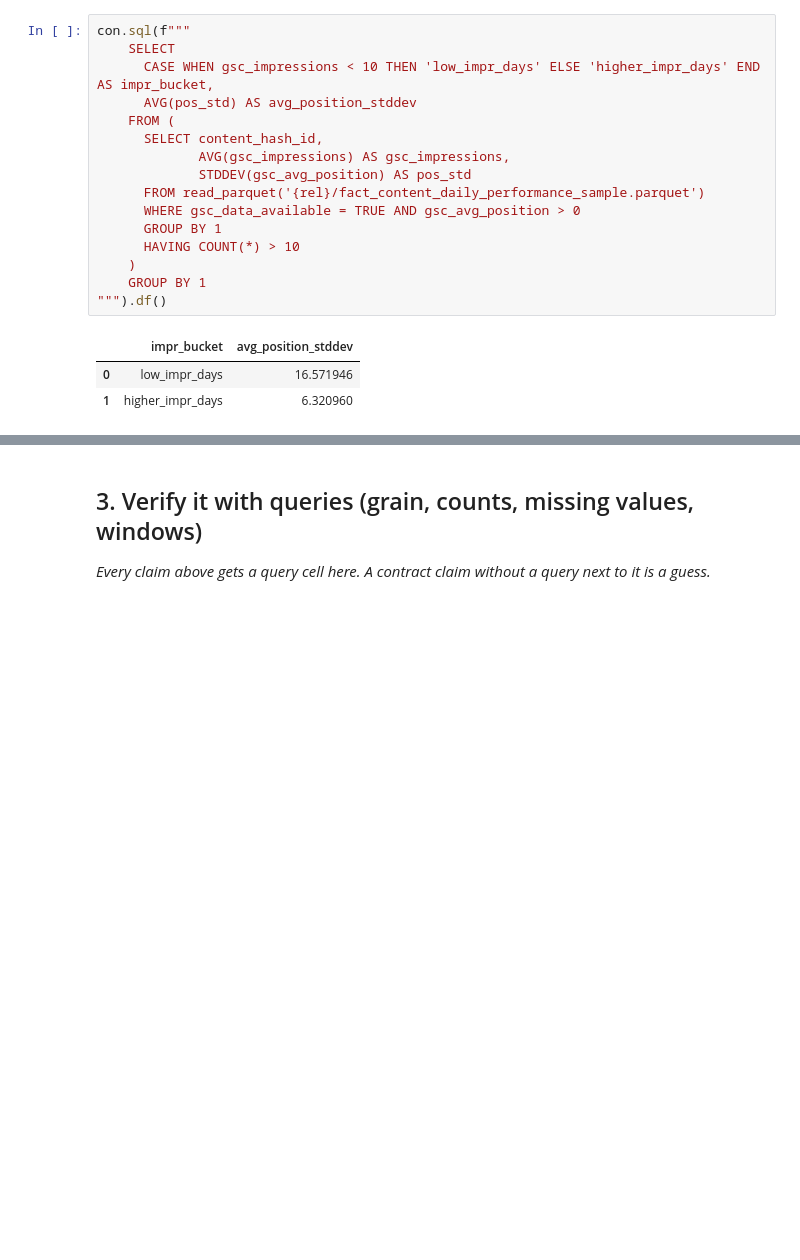
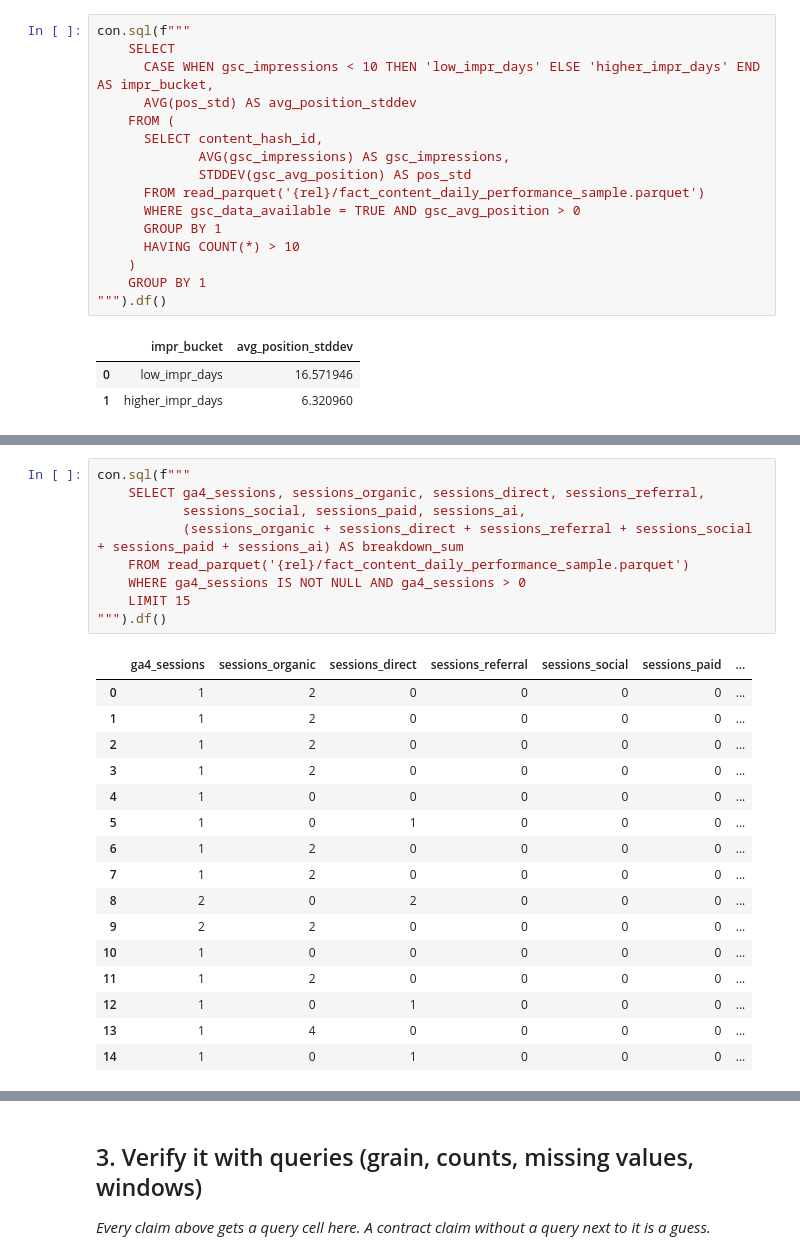
Before and after one commit to AxelYoel/FlyRank-AI-Internship---Axel-Yoel-Chandra, a Jupyter notebook: work/notebooks/w03_data_contract.ipynb, the cells around one changed output, grey strips where cells are left out. Saved outputs shown, nothing was run; the diff lists cells and outputs as text; blank space fills up the shorter version.

```diff
--- a/work/notebooks/w03_data_contract.ipynb
+++ b/work/notebooks/w03_data_contract.ipynb
@@ -258,0 +392,26 @@ con.sql(f"""
+# %%
+con.sql(f"""
+    SELECT ga4_sessions, sessions_organic, sessions_direct, sessions_referral,
+           sessions_social, sessions_paid, sessions_ai,
+           (sessions_organic + sessions_direct + sessions_referral + sessions_social + sessions_paid + sessions_ai) AS breakdown_sum
+    FROM read_parquet('{rel}/fact_content_daily_performance_sample.parquet')
+    WHERE ga4_sessions IS NOT NULL AND ga4_sessions > 0
+    LIMIT 15
+""").df()
+# %% [output]
+|  | ga4_sessions | sessions_organic | sessions_direct | sessions_referral | sessions_social | sessions_paid | ... |
+| 0 | 1 | 2 | 0 | 0 | 0 | 0 | ... |
+| 1 | 1 | 2 | 0 | 0 | 0 | 0 | ... |
+| 2 | 1 | 2 | 0 | 0 | 0 | 0 | ... |
+| 3 | 1 | 2 | 0 | 0 | 0 | 0 | ... |
+| 4 | 1 | 0 | 0 | 0 | 0 | 0 | ... |
+| 5 | 1 | 0 | 1 | 0 | 0 | 0 | ... |
+| 6 | 1 | 2 | 0 | 0 | 0 | 0 | ... |
+| 7 | 1 | 2 | 0 | 0 | 0 | 0 | ... |
+| 8 | 2 | 0 | 2 | 0 | 0 | 0 | ... |
+| 9 | 2 | 2 | 0 | 0 | 0 | 0 | ... |
+| 10 | 1 | 0 | 0 | 0 | 0 | 0 | ... |
+| 11 | 1 | 2 | 0 | 0 | 0 | 0 | ... |
+| 12 | 1 | 0 | 1 | 0 | 0 | 0 | ... |
+| 13 | 1 | 4 | 0 | 0 | 0 | 0 | ... |
+| 14 | 1 | 0 | 1 | 0 | 0 | 0 | ... |
```
Also changed, not shown: parts of 14 cells of this notebook.
